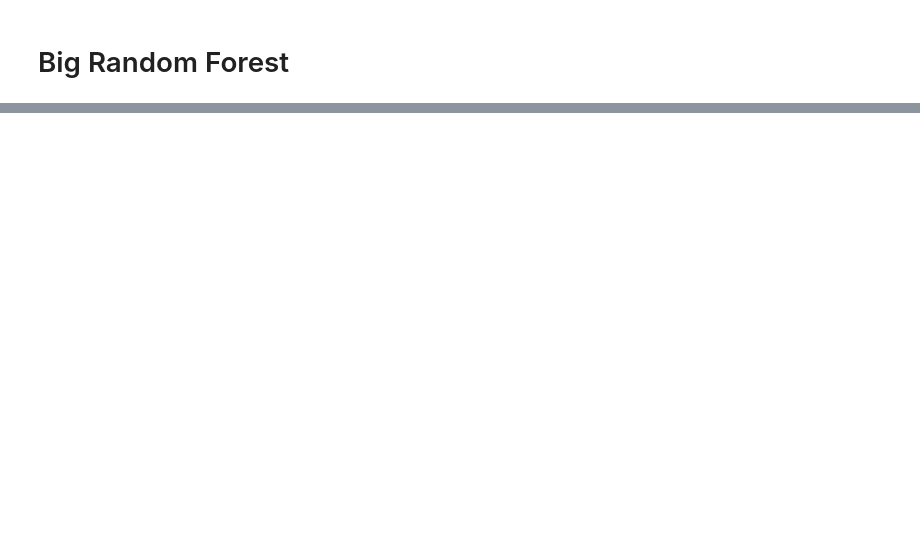
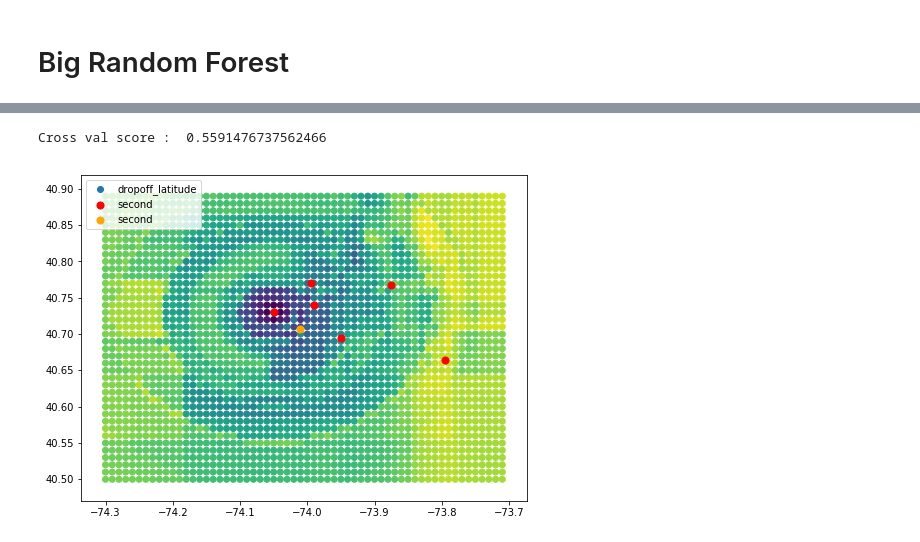
Before and after one commit to lucasPDY/Machine-Learning-with-MiniZinc, a Jupyter notebook: Taxi/taxi.ipynb, the cells around one changed output, grey strips where cells are left out. Saved outputs shown, nothing was run; the diff lists cells and outputs as text; code cells hidden in the pictures; blank space fills up the shorter version.

```diff
--- a/Taxi/taxi.ipynb
+++ b/Taxi/taxi.ipynb
@@ -524,0 +533,10 @@ temp2_list
+# %%
+import random
+def get_random(temp_df):
+    random_places = set()
+    while len(random_places) != 6 :
+        temp_number = random.randint(1,len(temp_df))
+        random_places.add(temp_number)
+    return random_places
+# %%
+random_index = get_random(temp_df[['dropoff_latitude','dropoff_longitude']])
@@ -524,0 +561,18 @@ temp2_list
+# %%
+# LOCATION 1
+list_random_index = list(random_index)
+zdf = create_model(temp_df,sample_location[0])
+# draw_contour_matplotlib(zdf)
+# draw_contour_plotly(xdf)
+
+fig = plt.figure(figsize=(8,6))
+ax1 = fig.add_subplot(111)
+
+ax1.scatter(zdf['dropoff_longitude'], zdf['dropoff_latitude'], c=zdf['predicted_dist'],label = 'prediction')
+ax1.scatter(y,x, s=50, c='r', marker="o", label='second')
+ax1.scatter(wall_street_location[1],wall_street_location[0], s=50, c='orange', marker="o", label='second')
+plt.legend(loc='upper left');
+plt.show()
+# %% [output]
+Cross val score :  0.5591476737562466
+[figure, added]
```
Also changed, not shown: parts of 43 cells of this notebook.
